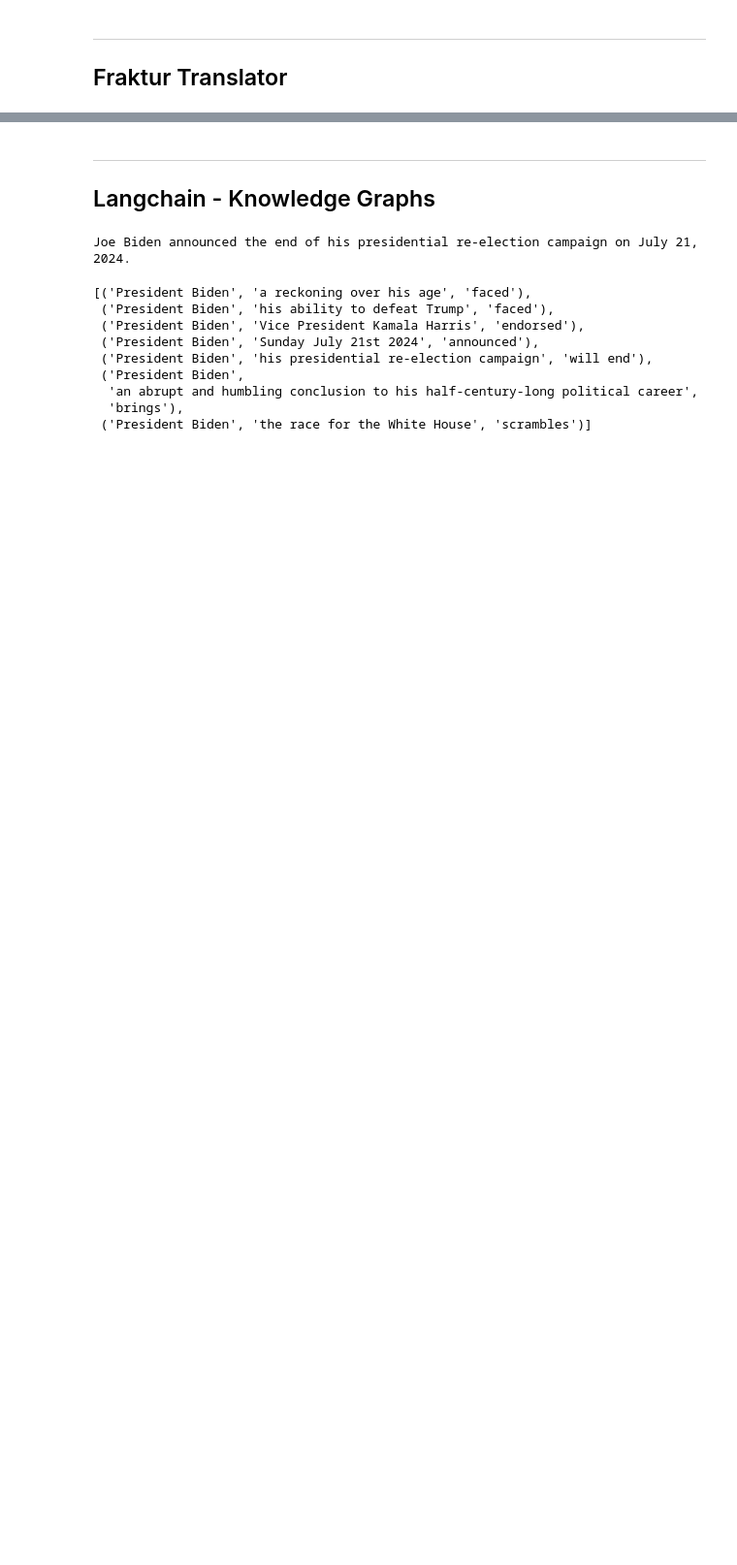
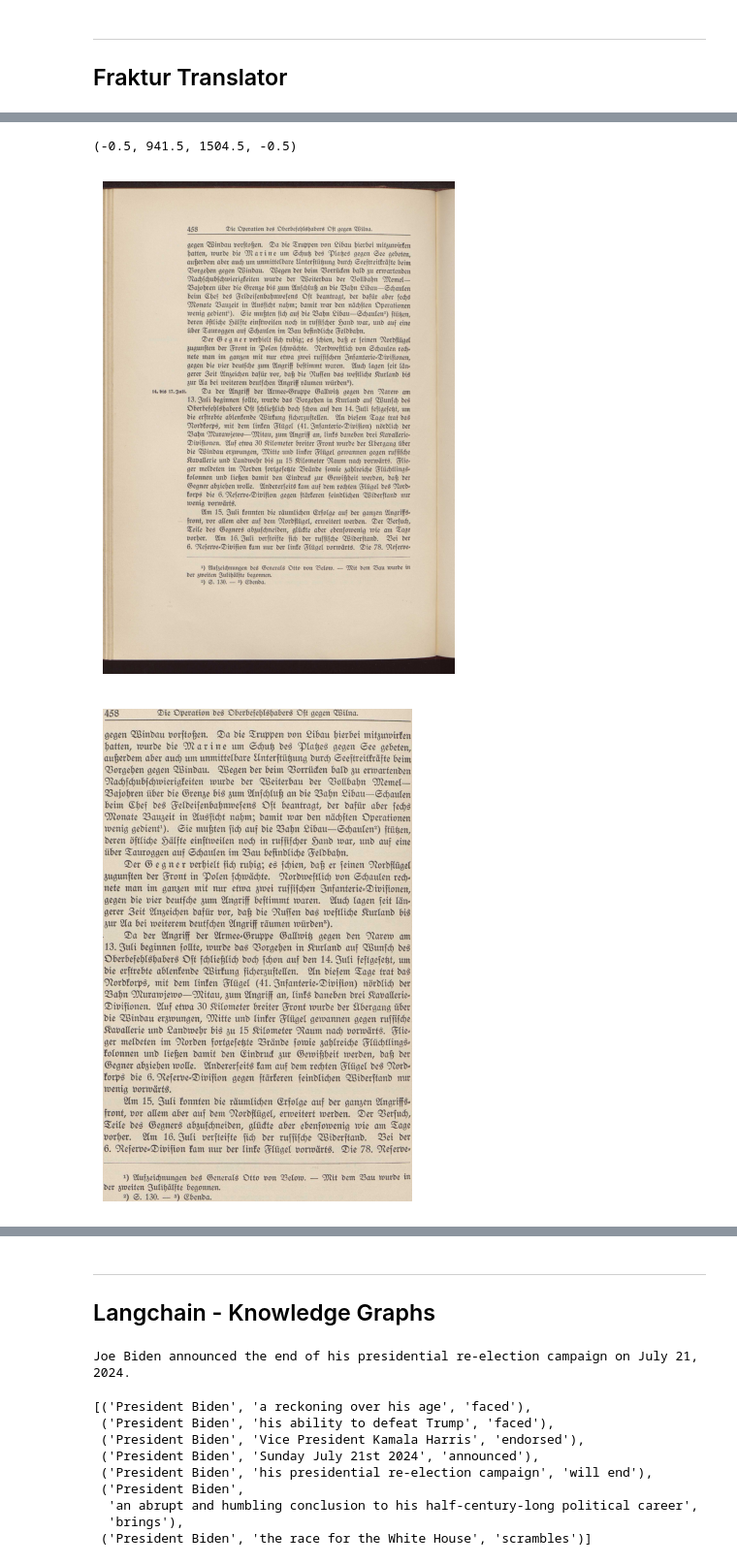
Before and after one commit to ozkansafak/fraktur, a Jupyter notebook: main_fraktur.ipynb, the cells around one changed output, grey strips where cells are left out. Shown at 97% size. Cells and saved outputs as stored; diff of their text form; code cells hidden in the pictures; blank space fills up the shorter version.

```diff
--- a/main_fraktur.ipynb
+++ b/main_fraktur.ipynb
@@ -269,0 +283,8 @@ a) Die Kämpfe der Njemen-Armee.
+# %%
+plt.imshow(image); plt.gca().axis('off')
+plt.figure()
+plt.imshow(cropped_image); plt.gca().axis('off')
+# %% [output]
+(-0.5, 941.5, 1504.5, -0.5)
+[figure, added]
+[figure, added]
```
Also changed, not shown: parts of 5 cells of this notebook.
